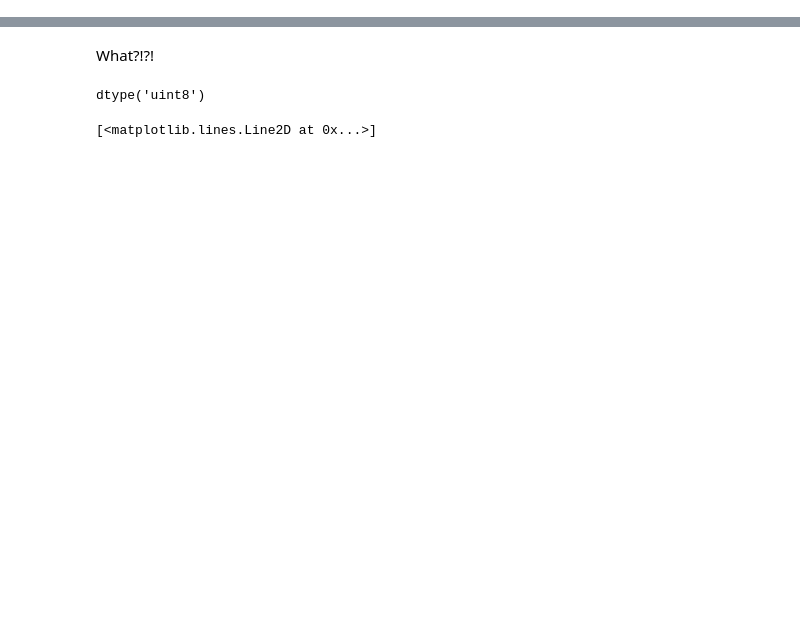
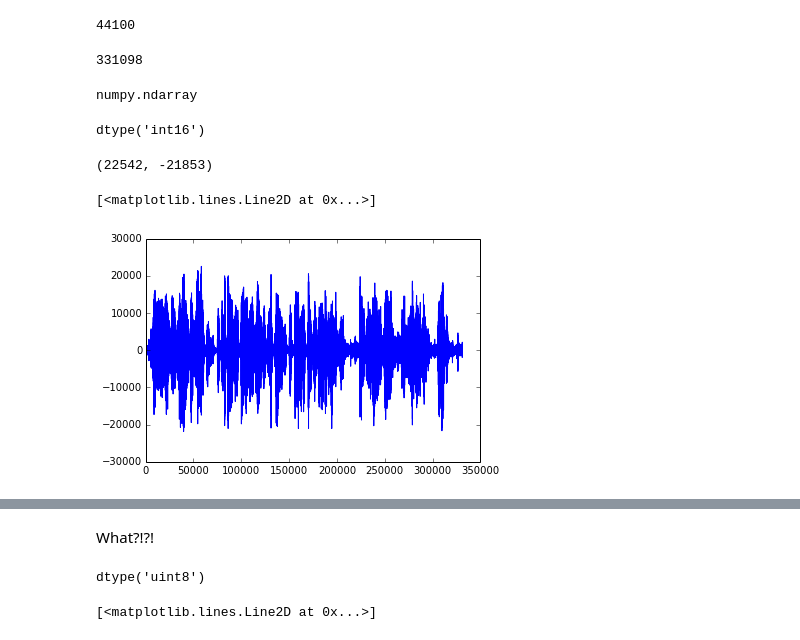
Before and after one commit to mantaraya36/201A-ipython, a Jupyter notebook: Image and Audio IO.ipynb, the cells around one changed output, grey strips where cells are left out. Cells and saved outputs as stored; diff of their text form; code cells hidden in the pictures; blank space fills up the shorter version.

```diff
--- a/Image and Audio IO.ipynb
+++ b/Image and Audio IO.ipynb
@@ -1,4 +53,29 @@
 # %%
 from scipy.io import wavfile
 # %%
-sr, sample = wavfile.read('passport.wav')
+sr, samples = wavfile.read('passport.wav')
+# %%
+sr
+# %% [output]
+44100
+# %%
+len(samples)
+# %% [output]
+331098
+# %%
+type(samples)
+# %% [output]
+numpy.ndarray
+# %%
+samples.dtype
+# %% [output]
+dtype('int16')
+# %%
+max(samples), min(samples)
+# %% [output]
+(22542, -21853)
+# %%
+plot(samples)
+# %% [output]
+[<matplotlib.lines.Line2D at 0x...>]
+[figure, added]
```
Also changed, not shown: parts of 34 cells of this notebook.
